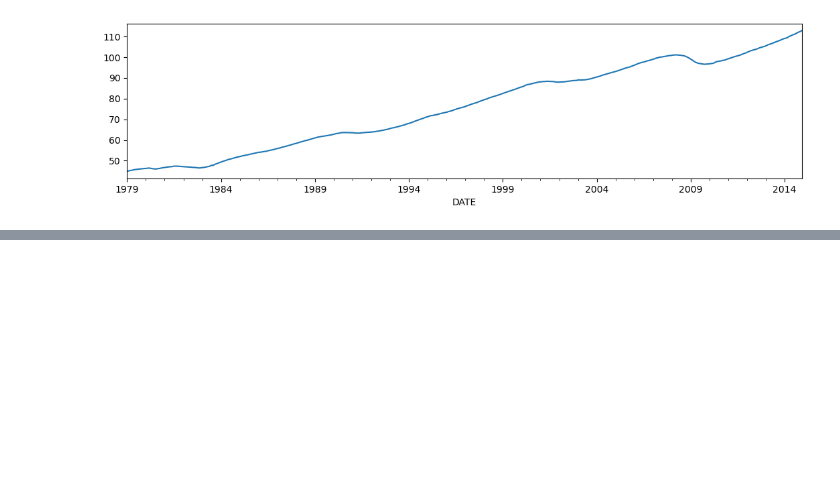
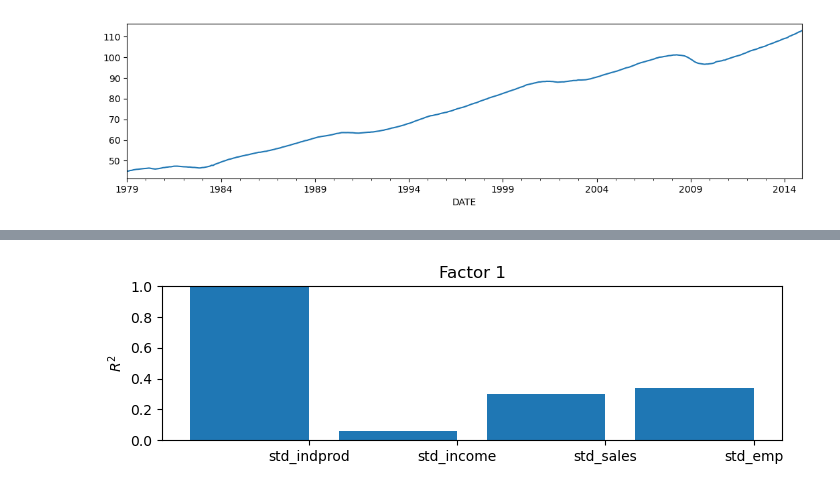
Before and after one commit to andreacate/GSoC2025_PyMC_extracode, a Jupyter notebook: StatsModel_DFM_coincident2.ipynb, the cells around one changed output, grey strips where cells are left out. Drawn from its saved outputs; the diff is of its cells as text; code cells hidden in the pictures; blank space fills up the shorter version.

```diff
--- a/StatsModel_DFM_coincident2.ipynb
+++ b/StatsModel_DFM_coincident2.ipynb
@@ -307,0 +404,6 @@ ax.fill_between(
+# %%
+# Create the model
+extended_mod = ExtendedDFM(endog)
+initial_extended_res = extended_mod.fit(maxiter=1000, disp=False)
+extended_res = extended_mod.fit(initial_extended_res.params, method="nm", maxiter=1000)
+print(extended_res.summary(separate_params=False))
@@ -307,0 +428,4 @@ ax.fill_between(
+# %%
+extended_res.plot_coefficients_of_determination(figsize=(8, 2));
+# %% [output]
+[figure, added]
```
Also changed, not shown: parts of 8 cells of this notebook, 8 other files.
